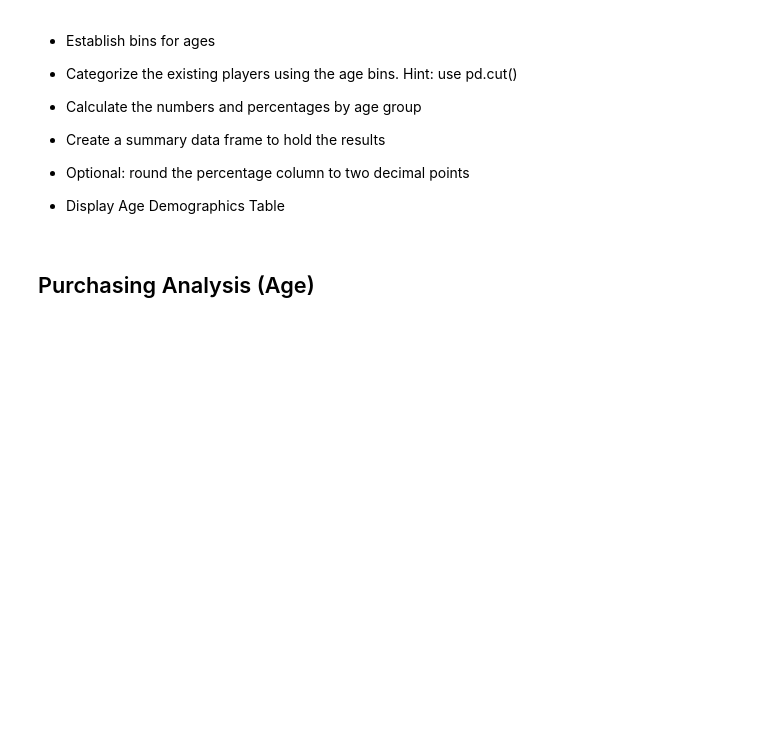
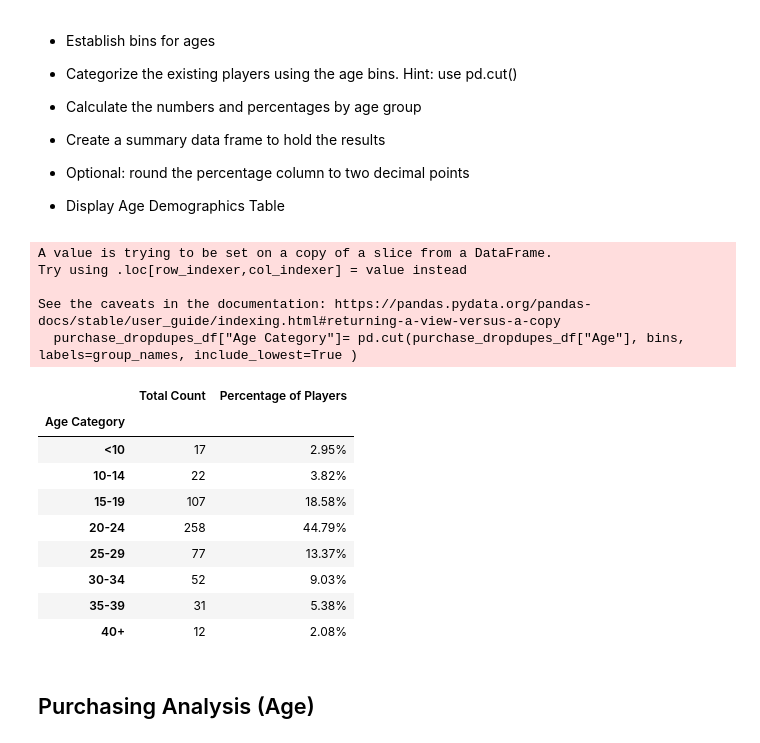
Before and after one commit to taftap8/pandas_challenge, a Jupyter notebook: HeroesOfPymoli_starter.ipynb, the cells around one changed output. Saved outputs shown, nothing was run; the diff lists cells and outputs as text; code cells hidden in the pictures; blank space fills up the shorter version.

Commit message:
Pandas HW update

```diff
--- a/HeroesOfPymoli_starter.ipynb
+++ b/HeroesOfPymoli_starter.ipynb
@@ -128,6 +158,41 @@ Name: SN, dtype: float64
 
 
 * Display Age Demographics Table
+# %%
+#create bins for age ranges
+bins = [0, 9.9, 14.9, 19.9, 24.9, 29.9,34.9, 39.9, 99.9 ]
+group_names = ["<10", "10-14", "15-19", "20-24", "25-29", "30-34", "35-39", "40+"]
+
+#create Age Category Column
+purchase_dropdupes_df["Age Category"]= pd.cut(purchase_dropdupes_df["Age"], bins, labels=group_names, include_lowest=True )
+
+#group players by Age Category
+age_group = purchase_dropdupes_df.groupby("Age Category")
+#count of players in each age range
+age_count = age_group['SN'].count() #picked 'SN' as a unique value
+#calculate percentage of players in each age category
+age_percent = age_count/TotalPlayers *100
+
+#set new datarframe
+age_group_df = pd.DataFrame({"Total Count": age_count, "Percentage of Players": age_percent})
+age_group_df["Percentage of Players"] = age_group_df["Percentage of Players"].map("{:.2f}%".format)
+age_group_df
+# %% [output]
+A value is trying to be set on a copy of a slice from a DataFrame.
+Try using .loc[row_indexer,col_indexer] = value instead
+
+See the caveats in the documentation: https://pandas.pydata.org/pandas-docs/stable/user_guide/indexing.html#returning-a-view-versus-a-copy
+  purchase_dropdupes_df["Age Category"]= pd.cut(purchase_dropdupes_df["Age"], bins, labels=group_names, include_lowest=True )
+|  | Total Count | Percentage of Players |
+| Age Category |  |  |
+| <10 | 17 | 2.95% |
+| 10-14 | 22 | 3.82% |
+| 15-19 | 107 | 18.58% |
+| 20-24 | 258 | 44.79% |
+| 25-29 | 77 | 13.37% |
+| 30-34 | 52 | 9.03% |
+| 35-39 | 31 | 5.38% |
+| 40+ | 12 | 2.08% |
 # %% [markdown]
 ## Purchasing Analysis (Age)
 # %% [markdown]
```
Also changed, not shown: parts of 8 cells of this notebook.
